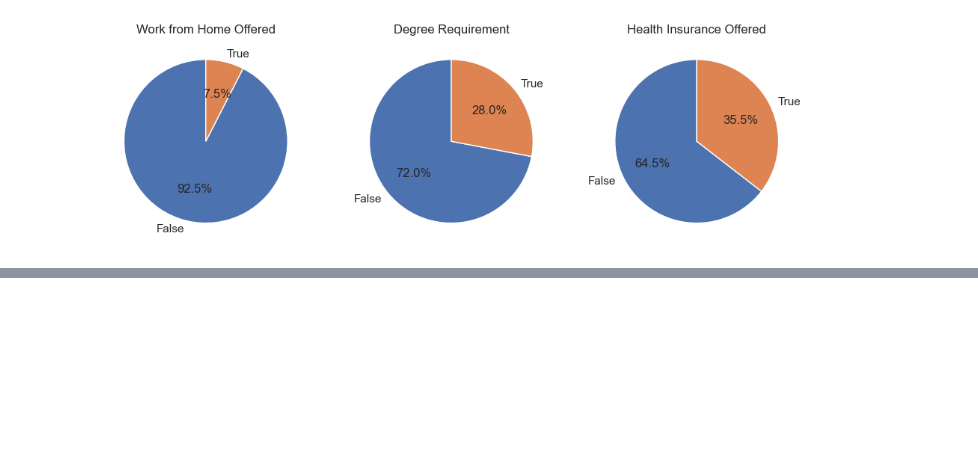
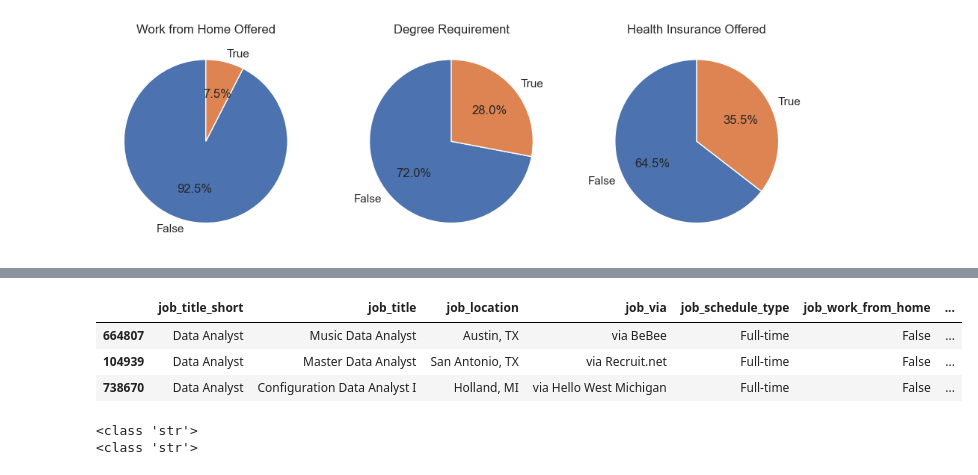
Before and after one commit to AyPh-007/Python_-1_Data_Nerds, a Jupyter notebook: Project/1_EDA_US.ipynb, the cells around one changed output, grey strips where cells are left out. Drawn from its saved outputs; the diff is of its cells as text; code cells hidden in the pictures; blank space fills up the shorter version.

```diff
--- a/Project/1_EDA_US.ipynb
+++ b/Project/1_EDA_US.ipynb
@@ -65,0 +112,17 @@ plt.show()
+# %%
+df_DA_US.sample(3)
+# %% [output]
+|  | job_title_short | job_title | job_location | job_via | job_schedule_type | job_work_from_home | ... |
+| 664807 | Data Analyst | Music Data Analyst | Austin, TX | via BeBee | Full-time | False | ... |
+| 104939 | Data Analyst | Master Data Analyst | San Antonio, TX | via Recruit.net | Full-time | False | ... |
+| 738670 | Data Analyst | Configuration Data Analyst I | Holland, MI | via Hello West Michigan | Full-time | False | ... |
+# %%
+# Inspect the data we'll be working with:
+# - 'job_posted_date' includes timestamps as strings, but we only need the date portion.
+# - 'job_skills' is stored as a single string, we will convert all entries to lists.
+# - Lots of blanks in 'salary_year_avg' — worth noting.
+print(type(df.job_skills[1]))
+print(type(df.job_posted_date[1]))
+# %% [output]
+<class 'str'>
+<class 'str'>
```
Also changed, not shown: parts of 9 cells of this notebook, 6 other files.
